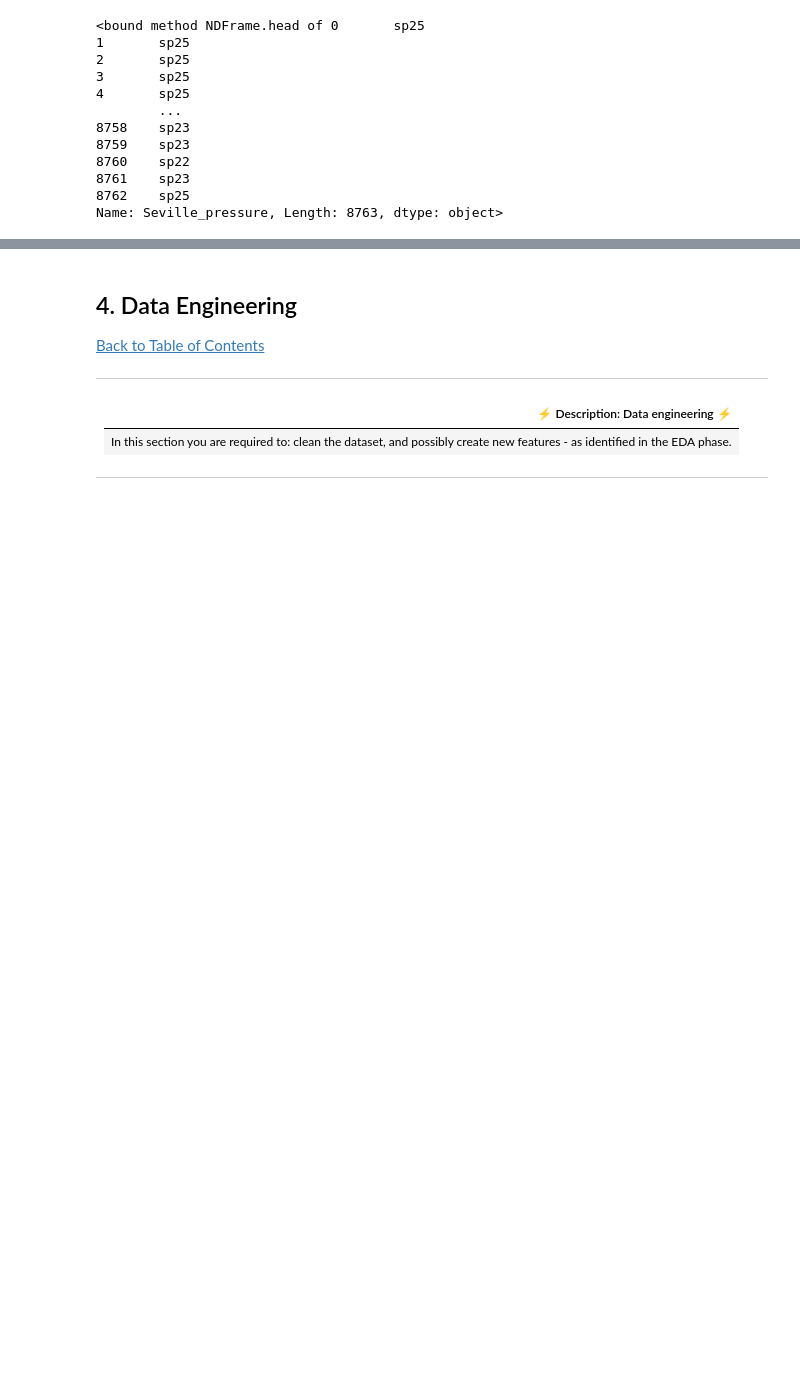
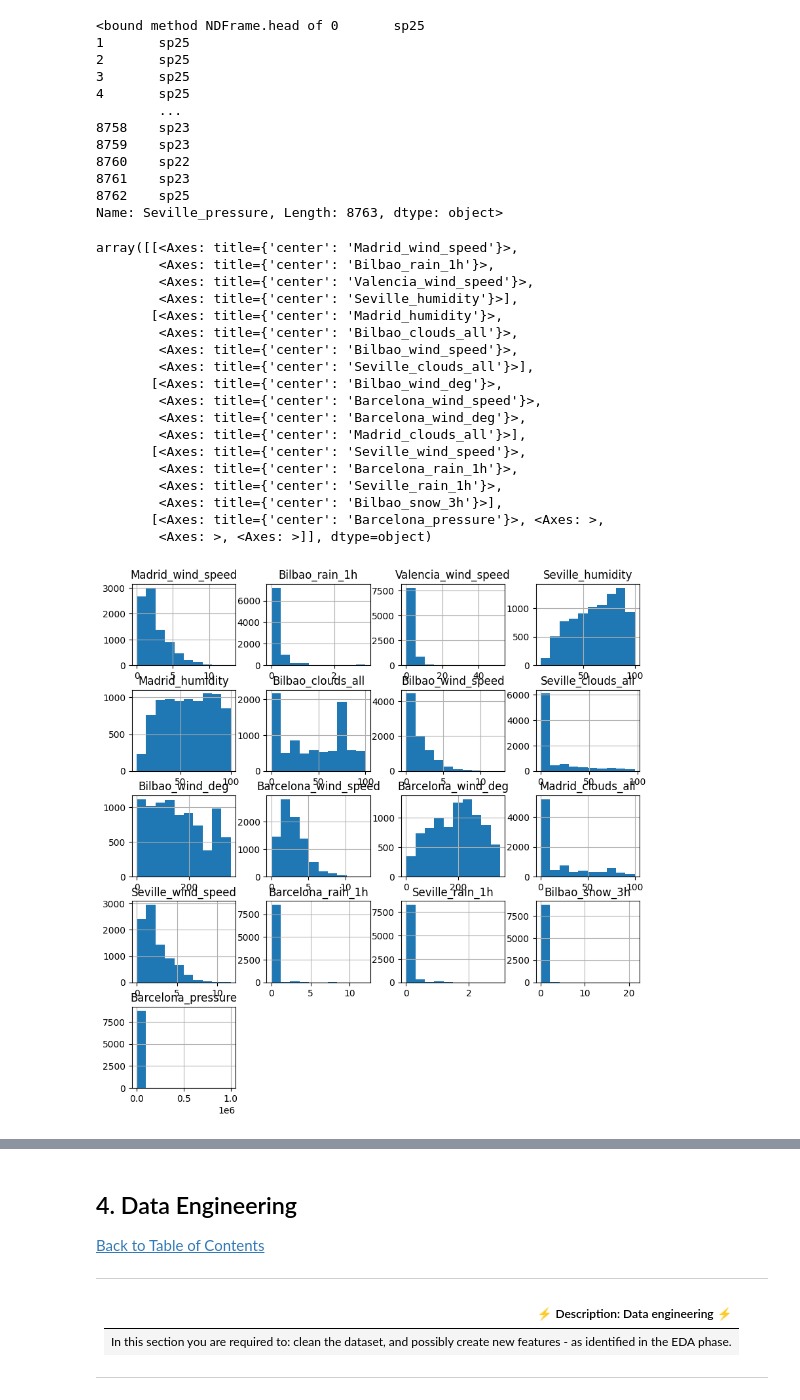
Before and after one commit to Explore-AI/load-shortfall-regression-predict-api, a Jupyter notebook: Advanced_Regression/Advanced-Regression-Starter-Data/starter-notebook.ipynb, the cells around one changed output, grey strips where cells are left out. Drawn from its saved outputs; the diff is of its cells as text; code cells hidden in the pictures; blank space fills up the shorter version.

```diff
--- a/Advanced_Regression/Advanced-Regression-Starter-Data/starter-notebook.ipynb
+++ b/Advanced_Regression/Advanced-Regression-Starter-Data/starter-notebook.ipynb
@@ -204,0 +202,32 @@ Name: Seville_pressure, Length: 8763, dtype: object>
+# %%
+# have a look at feature distributions
+
+features = ['Madrid_wind_speed', 'Valencia_wind_deg',
+       'Bilbao_rain_1h', 'Valencia_wind_speed', 'Seville_humidity',
+       'Madrid_humidity', 'Bilbao_clouds_all', 'Bilbao_wind_speed',
+       'Seville_clouds_all', 'Bilbao_wind_deg', 'Barcelona_wind_speed',
+       'Barcelona_wind_deg', 'Madrid_clouds_all', 'Seville_wind_speed',
+       'Barcelona_rain_1h', 'Seville_pressure', 'Seville_rain_1h',
+       'Bilbao_snow_3h', 'Barcelona_pressure']
+
+df[features].hist(figsize=(10,10))
+# %% [output]
+array([[<Axes: title={'center': 'Madrid_wind_speed'}>,
+        <Axes: title={'center': 'Bilbao_rain_1h'}>,
+        <Axes: title={'center': 'Valencia_wind_speed'}>,
+        <Axes: title={'center': 'Seville_humidity'}>],
+       [<Axes: title={'center': 'Madrid_humidity'}>,
+        <Axes: title={'center': 'Bilbao_clouds_all'}>,
+        <Axes: title={'center': 'Bilbao_wind_speed'}>,
+        <Axes: title={'center': 'Seville_clouds_all'}>],
+       [<Axes: title={'center': 'Bilbao_wind_deg'}>,
+        <Axes: title={'center': 'Barcelona_wind_speed'}>,
+        <Axes: title={'center': 'Barcelona_wind_deg'}>,
+        <Axes: title={'center': 'Madrid_clouds_all'}>],
+       [<Axes: title={'center': 'Seville_wind_speed'}>,
+        <Axes: title={'center': 'Barcelona_rain_1h'}>,
+        <Axes: title={'center': 'Seville_rain_1h'}>,
+        <Axes: title={'center': 'Bilbao_snow_3h'}>],
+       [<Axes: title={'center': 'Barcelona_pressure'}>, <Axes: >,
+        <Axes: >, <Axes: >]], dtype=object)
+[figure, added]
```
Also changed, not shown: parts of 2 cells of this notebook.
